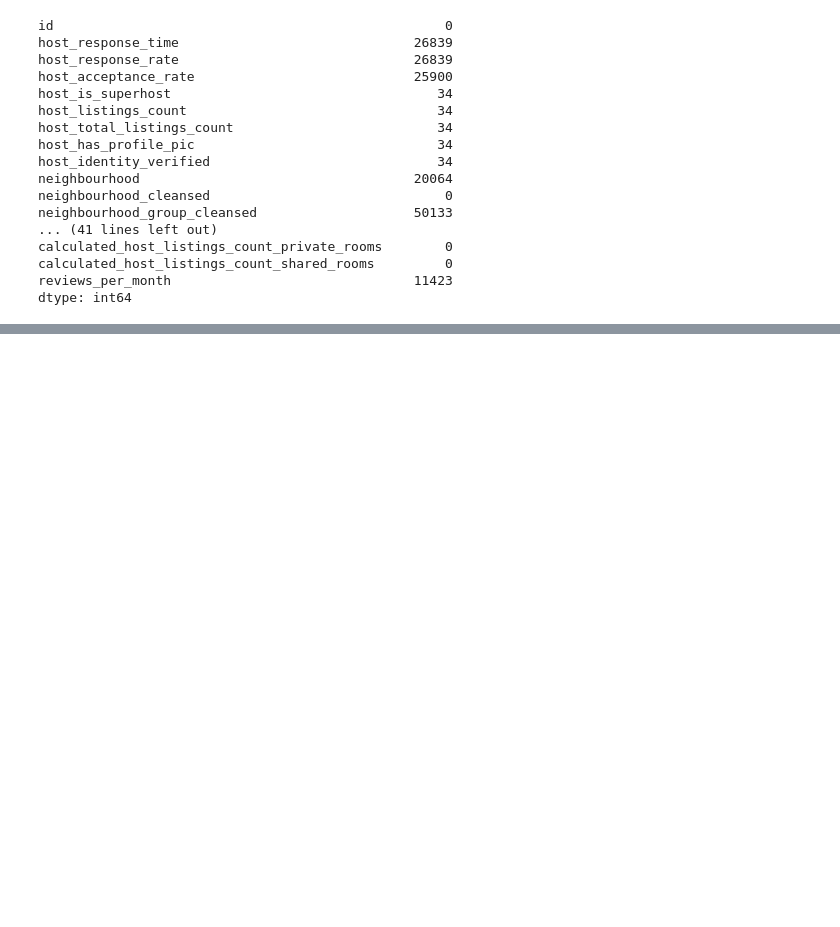
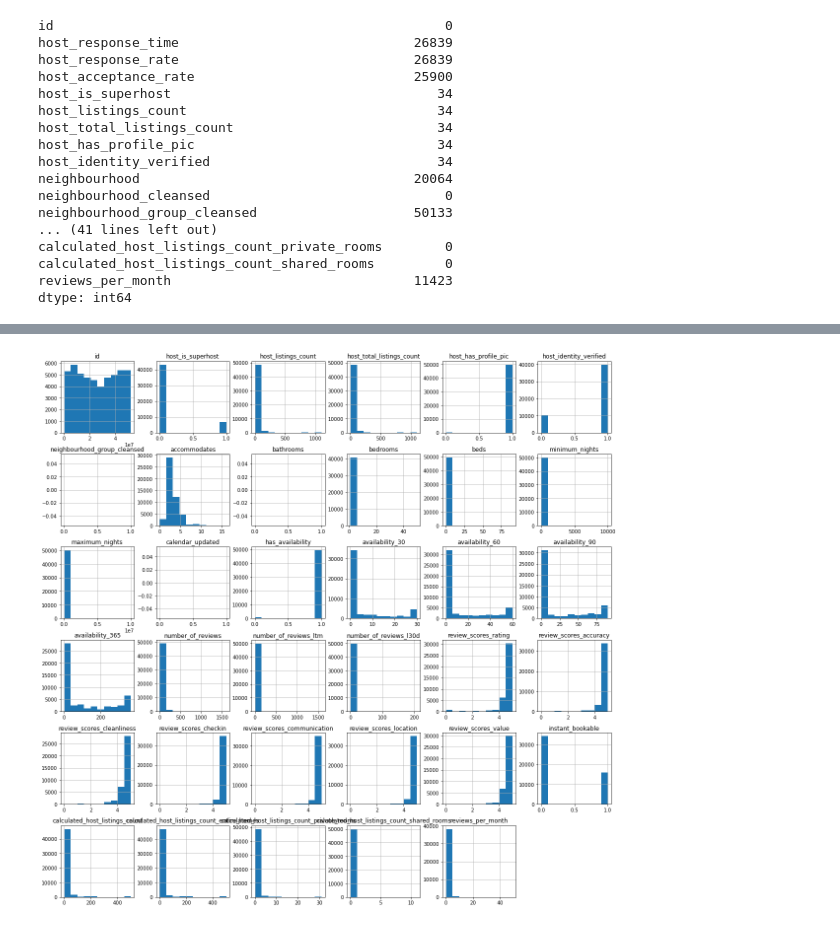
Before and after one commit to bme3412/Python, a Jupyter notebook: Projects/Airbnb/AirBnb Paris.ipynb, the cells around one changed output, grey strips where cells are left out. Drawn from its saved outputs; the diff is of its cells as text; code cells hidden in the pictures; blank space fills up the shorter version.

```diff
--- a/Projects/Airbnb/AirBnb Paris.ipynb
+++ b/Projects/Airbnb/AirBnb Paris.ipynb
@@ -84,0 +91,8 @@ See Full Dataframe in Mito
+# %%
+# Replacing columns with f/t with 0/1
+df.replace({'f': 0, 't': 1}, inplace=True)
+
+# Plotting the distribution of numerical and boolean categories
+df.hist(figsize=(20,20));
+# %% [output]
+[figure, added]
```
Also changed, not shown: parts of 14 cells of this notebook.
